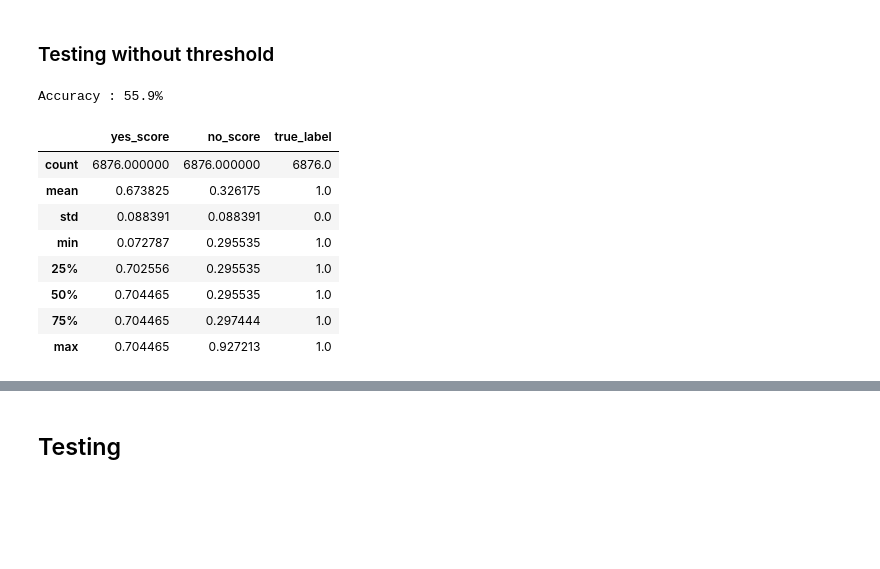
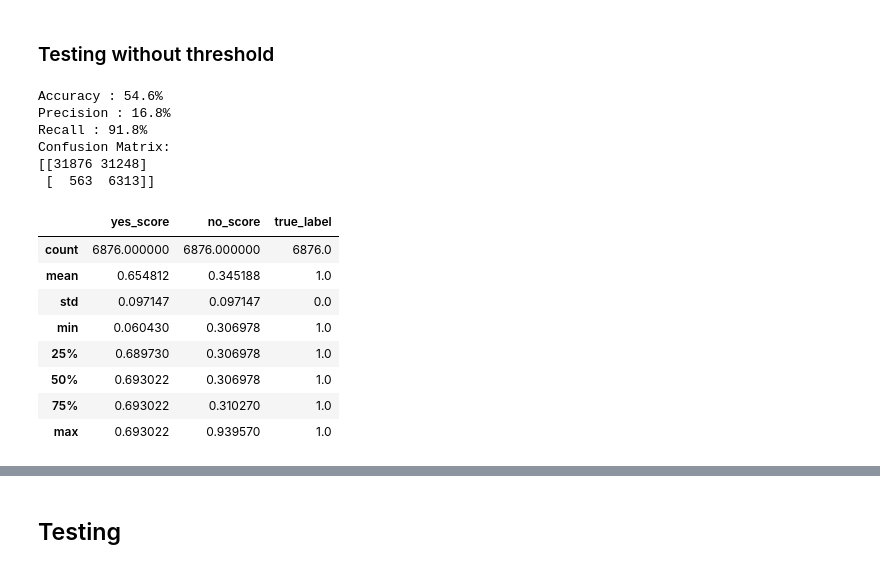
Before and after one commit to nmnsharma007/SimplifiedObjectDetection, a Jupyter notebook: version1/classification_inverted_and_shuffle_and_changed_negative_data.ipynb, the cells around one changed output, grey strips where cells are left out. Saved outputs shown, nothing was run; the diff lists cells and outputs as text; code cells hidden in the pictures; blank space fills up the shorter version.

```diff
--- a/version1/classification_inverted_and_shuffle_and_changed_negative_data.ipynb
+++ b/version1/classification_inverted_and_shuffle_and_changed_negative_data.ipynb
@@ -224,46 +224,70 @@ Training loss: 0.43840360512604587
 # %%
 # function to test the model
 def test(dataloader,model):
-    size = len(dataloader.dataset)
-    model.eval()
-    correct = 0
-    with torch.no_grad():
-        for images,logits in dataloader:
-            output = model(images)
-            output = softmax(output)
-            correct += (output.argmax(1) == logits.argmax(1)).type(torch.float).sum().item()
-    correct /= size
-    print(f"Accuracy : {(100*correct):>0.1f}%")
+  size = len(dataloader.dataset)
+  model.eval()
+  y_pred = []
+  y_true = []
+  with torch.no_grad():
+    for images,scores in dataloader:
+      output = model(images)
+      output = softmax(output)
+      for i in range(len(output)):
+        yes_score = output[i][0]
+        no_score = output[i][1]
+        true_label = 1 if np.argmax(scores[i]) == 0 else 0
+        pred_label = 1 if yes_score >= no_score else 0
+        y_pred.append(pred_label)
+        y_true.append(true_label)
+  accuracy = accuracy_score(y_true,y_pred) # calculate the accuracy
+  precision = precision_score(y_true,y_pred) # calculate precision
+  recall = recall_score(y_true,y_pred) # calculate recall
+  print(f"Accuracy : {(100*accuracy):>0.1f}%")
+  print(f"Precision : {(100*precision):>0.1f}%")
+  print(f"Recall : {(100*recall):>0.1f}%")
+  print("Confusion Matrix: ")
+  print(confusion_matrix(y_true,y_pred))
+
+# output is of the form
+# -------------
+# | TN  | FP  |
+# | FN  | TP  |
+# -------------
 
 test(test_loader,model)
 data = np.empty((0,3),dtype=np.float32)
 
 with torch.no_grad():
     for images,scores in test_loader:
       output = model(images)
       output = softmax(output)
       output = output.numpy()
       scores = scores.numpy()
       for i in range(len(output)):
         yes_score = output[i][0]
         no_score = output[i][1]
         true_label =  1 if np.argmax(scores[i]) == 0 else 0
         if true_label == 1:
           data = np.vstack((data,[[yes_score,no_score,true_label]]))
 df = pd.DataFrame(data)
 df.columns = ['yes_score','no_score','true_label']
 df.describe()
 # %% [output]
-Accuracy : 55.9%
+Accuracy : 54.6%
+Precision : 16.8%
+Recall : 91.8%
+Confusion Matrix:
+[[31876 31248]
+ [  563  6313]]
 |  | yes_score | no_score | true_label |
 | count | 6876.000000 | 6876.000000 | 6876.0 |
-| mean | 0.673825 | 0.326175 | 1.0 |
-| std | 0.088391 | 0.088391 | 0.0 |
-| min | 0.072787 | 0.295535 | 1.0 |
-| 25% | 0.702556 | 0.295535 | 1.0 |
-| 50% | 0.704465 | 0.295535 | 1.0 |
-| 75% | 0.704465 | 0.297444 | 1.0 |
-| max | 0.704465 | 0.927213 | 1.0 |
+| mean | 0.654812 | 0.345188 | 1.0 |
+| std | 0.097147 | 0.097147 | 0.0 |
+| min | 0.060430 | 0.306978 | 1.0 |
+| 25% | 0.689730 | 0.306978 | 1.0 |
+| 50% | 0.693022 | 0.306978 | 1.0 |
+| 75% | 0.693022 | 0.310270 | 1.0 |
+| max | 0.693022 | 0.939570 | 1.0 |
 # %%
 print(df.describe())
 sns.FacetGrid(df,hue="true_label",height=7).map(plt.scatter,"yes_score","no_score").add_legend()
```
Also changed, not shown: parts of 5 cells of this notebook.
